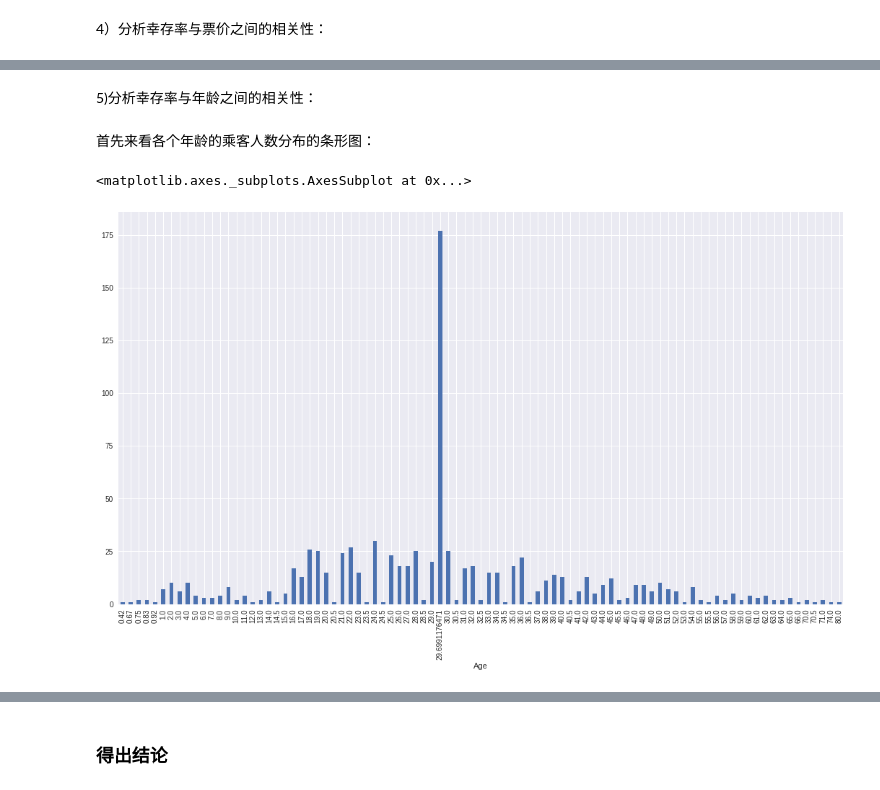
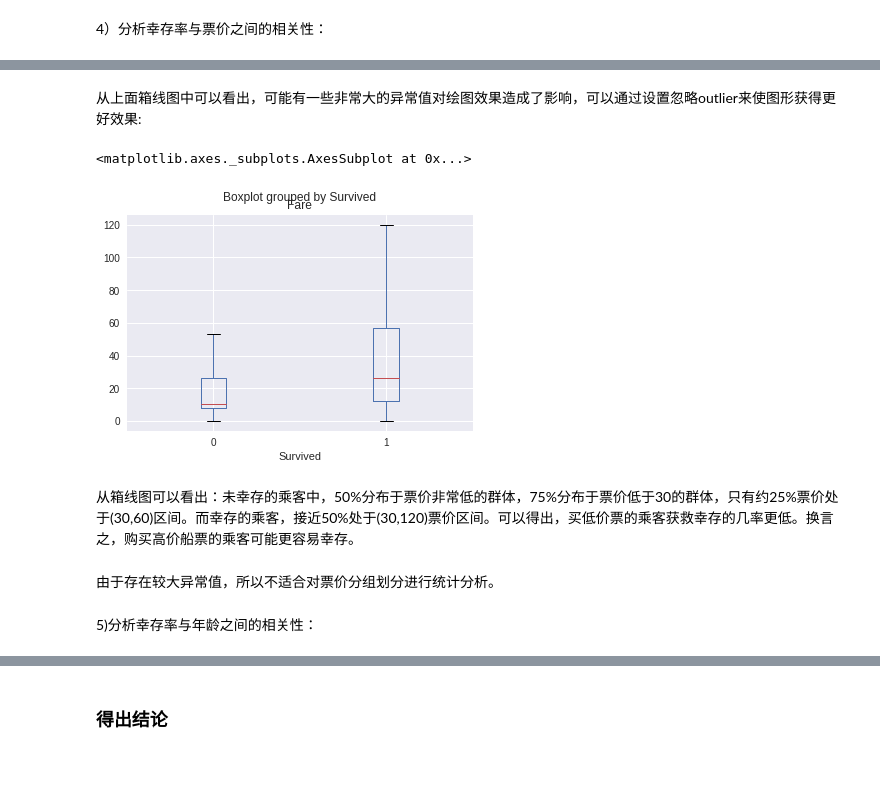
Before and after one commit to milhaven1733/Titanic_Data_Analyst, a Jupyter notebook: Titanic_Data_Analyst.ipynb, the cells around one changed output, grey strips where cells are left out. Drawn from its saved outputs; the diff is of its cells as text; code cells hidden in the pictures.

```diff
--- a/Titanic_Data_Analyst.ipynb
+++ b/Titanic_Data_Analyst.ipynb
@@ -309,11 +307,13 @@ ax.set_xlabel('fare')
+# %% [markdown]
+从上面箱线图中可以看出，可能有一些非常大的异常值对绘图效果造成了影响，可以通过设置忽略outlier来使图形获得更好效果:
+# %%
+Titanic_data.boxplot(column='Fare',by='Survived',showfliers=False)
+# %% [output]
+<matplotlib.axes._subplots.AxesSubplot at 0x...>
+[figure, added]
+# %% [markdown]
+从箱线图可以看出：未幸存的乘客中，50%分布于票价非常低的群体，75%分布于票价低于30的群体，只有约25%票价处于(30,60)区间。而幸存的乘客，接近50%处于(30,120)票价区间。可以得出，买低价票的乘客获救幸存的几率更低。换言之，购买高价船票的乘客可能更容易幸存。
+# %% [markdown]
+由于存在较大异常值，所以不适合对票价分组划分进行统计分析。
 # %% [markdown]
 5)分析幸存率与年龄之间的相关性：
-# %% [markdown]
-首先来看各个年龄的乘客人数分布的条形图：
-# %%
-fig,ax1= plt.subplots(figsize=(18,10))
-Survived_age_all=Titanic_data.groupby(['Age'])['PassengerId'].count()
-Survived_age_all.plot(kind="bar")
-# %% [output]
-<matplotlib.axes._subplots.AxesSubplot at 0x...>
-[figure, removed]
```
Also changed, not shown: parts of 19 cells of this notebook, 1 other file.
